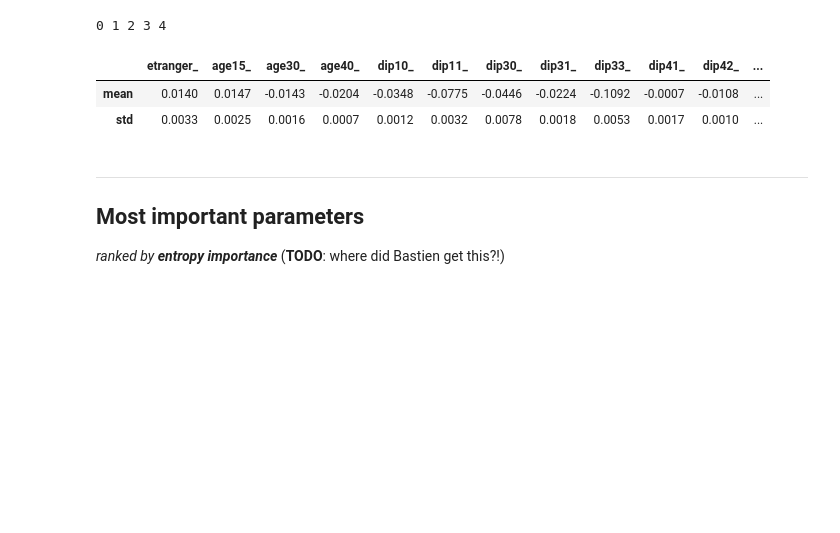
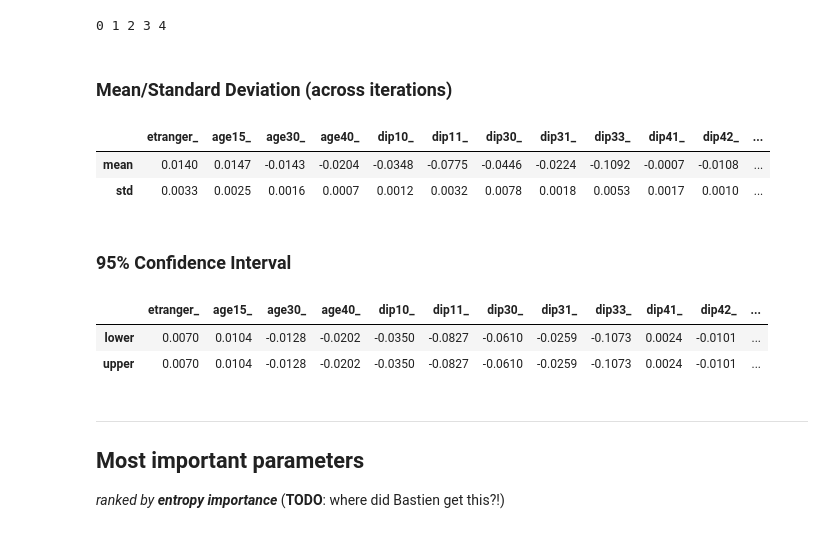
Before and after one commit to ncocacola/econml, a Jupyter notebook: python/eec15/07_boosting.ipynb, the cells around one changed output. Cells and saved outputs as stored; diff of their text form; code cells hidden in the pictures; blank space fills up the shorter version.

```diff
--- a/python/eec15/07_boosting.ipynb
+++ b/python/eec15/07_boosting.ipynb
@@ -174,5 +186,7 @@ for i in range(n):
 # %% [output]
 0 1 2 3 4
+# %% [markdown]
+### Mean/Standard Deviation (across iterations)
 # %%
 marginal_effects_summary = pd.DataFrame()
 marginal_effects_summary["mean"] = marginal_effects_iterations.mean(axis=1)
@@ -183,6 +197,24 @@ marginal_effects_summary.transpose()
 |  | etranger_ | age15_ | age30_ | age40_ | dip10_ | dip11_ | dip30_ | dip31_ | dip33_ | dip41_ | dip42_ | ... |
 | mean | 0.0140 | 0.0147 | -0.0143 | -0.0204 | -0.0348 | -0.0775 | -0.0446 | -0.0224 | -0.1092 | -0.0007 | -0.0108 | ... |
 | std | 0.0033 | 0.0025 | 0.0016 | 0.0007 | 0.0012 | 0.0032 | 0.0078 | 0.0018 | 0.0053 | 0.0017 | 0.0010 | ... |
+# %% [markdown]
+### 95% Confidence Interval
+# %%
+interval_size = 0.99
+alpha = (1 - interval_size)/2
+ix = int(round(alpha*n))      # ix has to be an integer
+
+interval = pd.DataFrame(index=["lower", "upper"])
+for category in filters:
+    for pivot in params[category]:
+        me_pivot = marginal_effects_iterations.loc[pivot].sort_values()
+        interval[pivot] = [me_pivot.iloc[ix], me_pivot.iloc[-ix]]
+
+interval
+# %% [output]
+|  | etranger_ | age15_ | age30_ | age40_ | dip10_ | dip11_ | dip30_ | dip31_ | dip33_ | dip41_ | dip42_ | ... |
+| lower | 0.0070 | 0.0104 | -0.0128 | -0.0202 | -0.0350 | -0.0827 | -0.0610 | -0.0259 | -0.1073 | 0.0024 | -0.0101 | ... |
+| upper | 0.0070 | 0.0104 | -0.0128 | -0.0202 | -0.0350 | -0.0827 | -0.0610 | -0.0259 | -0.1073 | 0.0024 | -0.0101 | ... |
 # %% [markdown]
 ---
 ## Most important parameters
```
Also changed, not shown: parts of 4 cells of this notebook, 1 other file.
